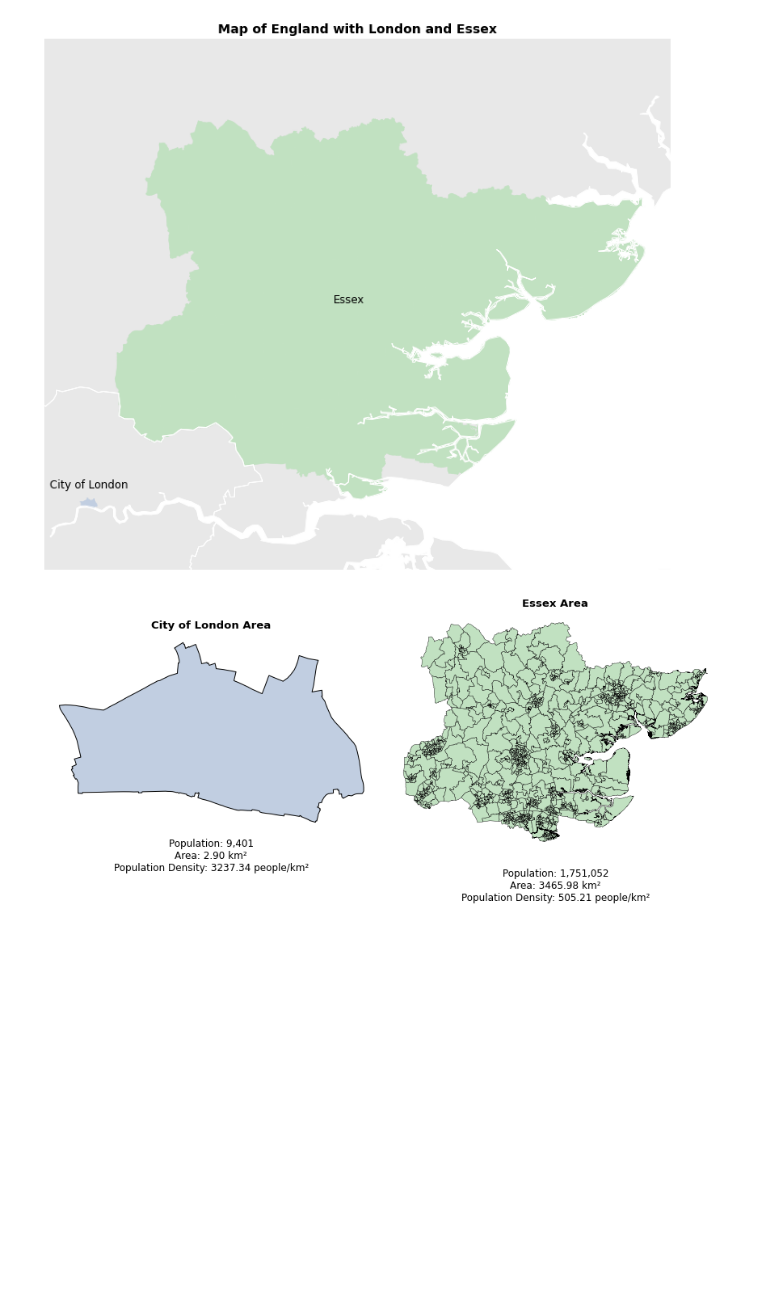
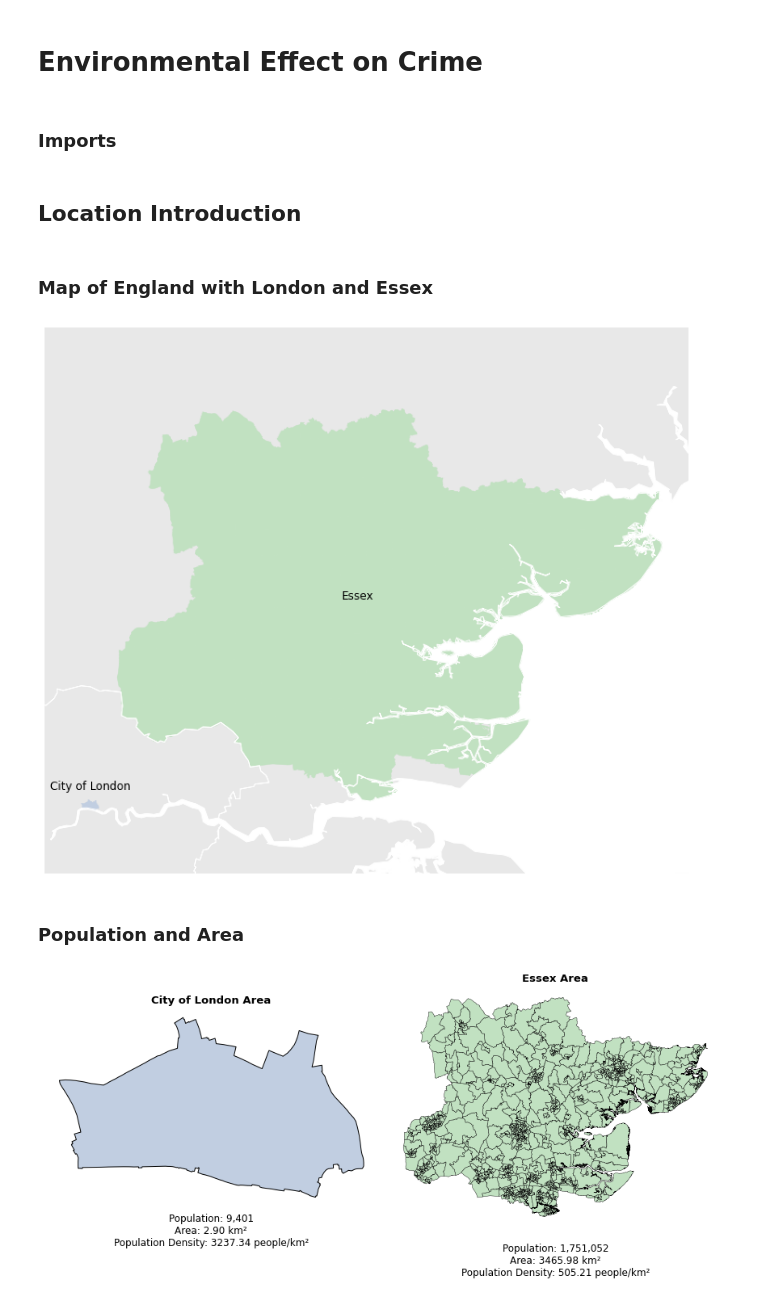
Before and after one commit to bboge/data-project-z5491834, a Jupyter notebook: data_project/presentation.ipynb, the cells around one changed output. Drawn from its saved outputs; the diff is of its cells as text; code cells hidden in the pictures; blank space fills up the shorter version.

```diff
--- a/data_project/presentation.ipynb
+++ b/data_project/presentation.ipynb
@@ -1,3 +1,7 @@
+# %% [markdown]
+# Environmental Effect on Crime
+# %% [markdown]
+### Imports
 # %%
 import os
 import geopandas as gpd
@@ -11,35 +15,41 @@ import pandas as pd
 from shapely.geometry import Point, Polygon
 
 %matplotlib inline
+# %% [markdown]
+## Location Introduction
+# %% [markdown]
+### Map of England with London and Essex
 # %%
 greater_london_shapefile = gpd.read_file('ESRI/London_Borough_Excluding_MHW.shp')
 london_shapefile = greater_london_shapefile[greater_london_shapefile['NAME'] == 'City of London']
 essex_shapefile = gpd.read_file('Essex County 2021 LSOAs/Essex County 2021 LSOA boundaries.shp')
 uk_shapefile = gpd.read_file('NUTS1_Jan_2018_SGCB_in_the_UK_2022_-1211818472919078414/NUTS1_Jan_2018_SGCB_in_the_UK.shp')
 england_shapefile = uk_shapefile.query("nuts118cd not in ['UKL', 'UKM', 'UKN']")
 
 fig, ax = plt.subplots(figsize=(10, 10))
 
 england_shapefile.boundary.plot(ax=ax, color='white', linewidth=1)
 england_shapefile.plot(ax=ax, facecolor='#e8e8e8', edgecolor='white', linewidth=0.5)
 
 london_shapefile.plot(ax=ax, facecolor='#c1cee1', edgecolor='#c1cee1', linewidth=0.5)
 london_centroid = london_shapefile.unary_union.centroid
 ax.annotate('City of London', (london_centroid.x, london_centroid.y + 3000), color='black', fontsize=12, ha='center', va='center')
 
 essex_shapefile.plot(ax=ax, facecolor='#c1e1c1', edgecolor='#c1e1c1', linewidth=0.5)
 essex_centroid = essex_shapefile.unary_union.centroid
 ax.annotate('Essex', (essex_centroid.x, essex_centroid.y), color='black', fontsize=12, ha='center', va='center')
 
-ax.set_title('Map of England with London and Essex', fontsize=14, fontweight='bold')
+#ax.set_title('Map of England with London and Essex', fontsize=14, fontweight='bold')
 ax.set_xlim(525000, 631000)
 ax.set_ylim(170000, 260000)
 ax.axis('off')
 
 plt.tight_layout()
 plt.show()
 # %% [output]
-[figure, old version]
+[figure, new version]
+# %% [markdown]
+### Population and Area
 # %%
 london_population = 9401
 essex_population = 1751052
```
Also changed, not shown: parts of 14 cells of this notebook.
